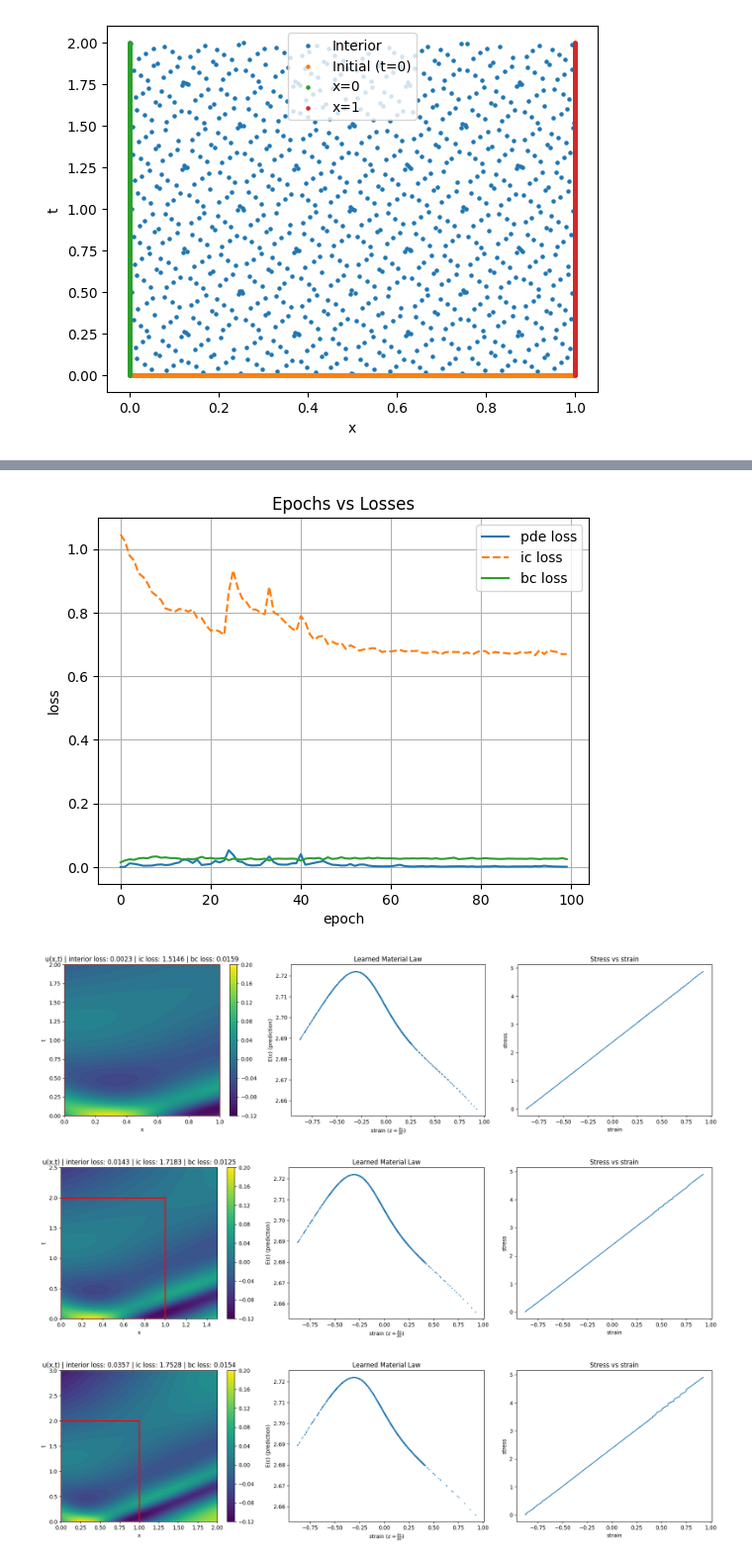
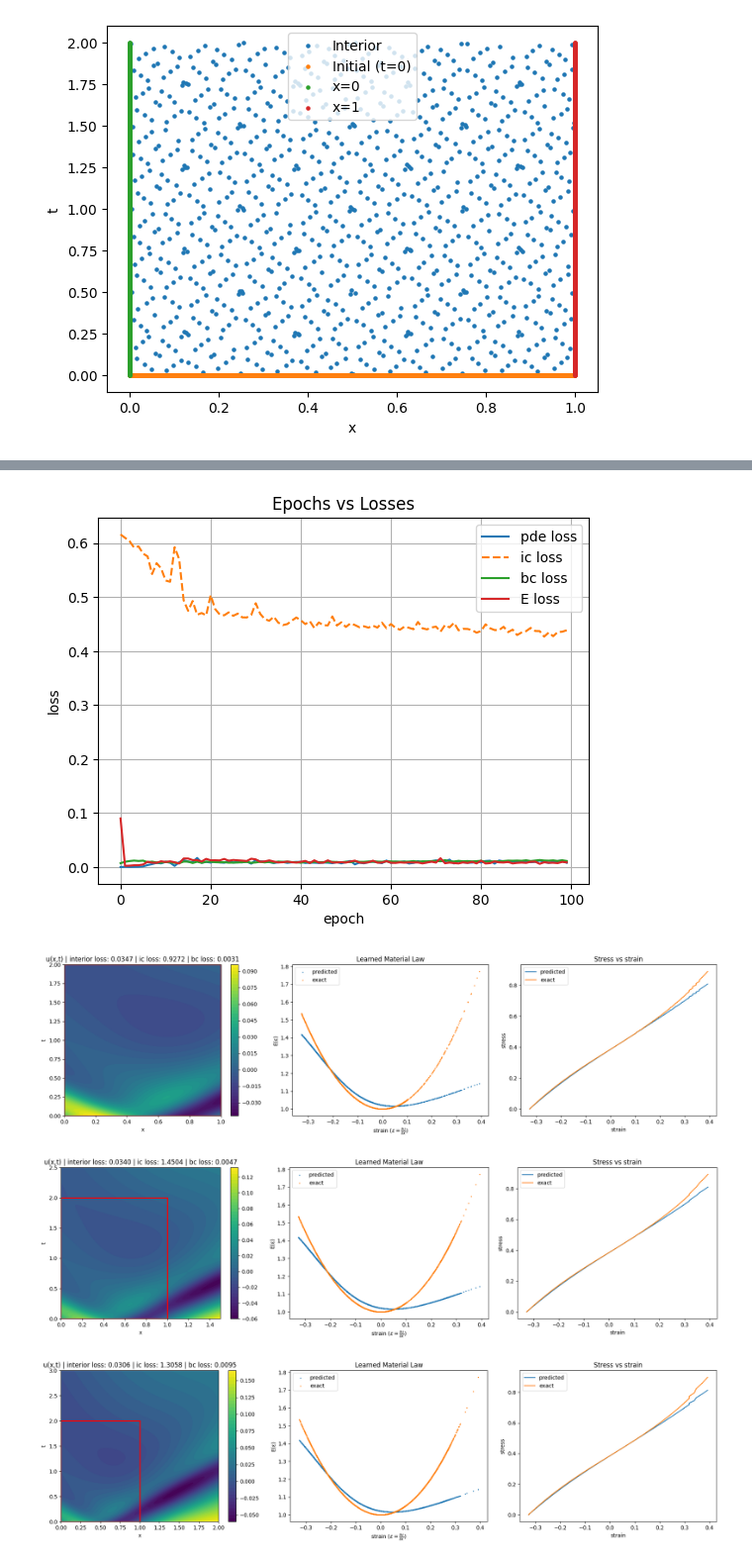
Before and after one commit to Mafaz03/Deep-Learning-in-Mechanics, a Jupyter notebook: Youngs_modulus.ipynb, the cells around one changed output, grey strips where cells are left out. Shown at 99% size. Cells and saved outputs as stored; diff of their text form; code cells hidden in the pictures.

```diff
--- a/Youngs_modulus.ipynb
+++ b/Youngs_modulus.ipynb
@@ -85,10 +85,13 @@ domain = torch.tensor([[0, 1], [0, 2]]) # x = [0, 1]; t = [0, 2]
 sobol_engine = torch.quasirandom.SobolEngine(dimension = 2) # x and t
 
 def u_0(x):
-    return torch.sin(5*x) + torch.sin(20*x) #+ torch.exp(x)
+    return torch.sin(5*x) + torch.sin(10*x) #+ torch.exp(x)
 
 def v_0(x):
-    return torch.cos(10*x) + torch.sin(30*x)
+    return torch.cos(10*x)# + torch.exp(-x)
+
+def E_exact(epsilon: torch.tensor):
+    return 1 + (5 * epsilon**2)
 
 def get_interior(data, domain):
     data = data.clone()
@@ -363,10 +374,12 @@ plt.show()
 pde_loss = [v[0] for k, v in w_residue_tracker.items()]
 ic_loss = [v[1] for k, v in w_residue_tracker.items()]
 bc_loss = [v[2] for k, v in w_residue_tracker.items()]
+E_loss = [v[3] for k, v in w_residue_tracker.items()]
 
 plt.plot(pde_loss, label = "pde loss")
 plt.plot(ic_loss, label = "ic loss", linestyle = "--")
 plt.plot(bc_loss, label = "bc loss")
+plt.plot(E_loss, label = "E loss")
 
 plt.title("Epochs vs Losses")
 plt.xlabel("epoch")
@@ -379,23 +392,26 @@ plt.legend()
 
 plt.show()
 # %% [output]
-[figure, old version]
+[figure, new version]
 # %%
 inference(domain = domain,
           u_model = u_predictor_model,
           E_model = E_predictor_model,
+          E_exact = E_exact,
           u_0 = u_0, v_0 = v_0)
 
 inference(domain = torch.tensor([[0, 1.5], [0, 2.5]]),
           u_model = u_predictor_model,
           E_model = E_predictor_model,
+          E_exact = E_exact,
           u_0 = u_0, v_0 = v_0)
 
 inference(domain = torch.tensor([[0, 2], [0, 3]]),
           u_model = u_predictor_model,
           E_model = E_predictor_model,
+          E_exact = E_exact,
           u_0 = u_0, v_0 = v_0)
 # %% [output]
-[figure, old version]
+[figure, new version]
-[figure, old version]
+[figure, new version]
-[figure, old version]
+[figure, new version]
```
Also changed, not shown: parts of 9 cells of this notebook, 3 other files.
